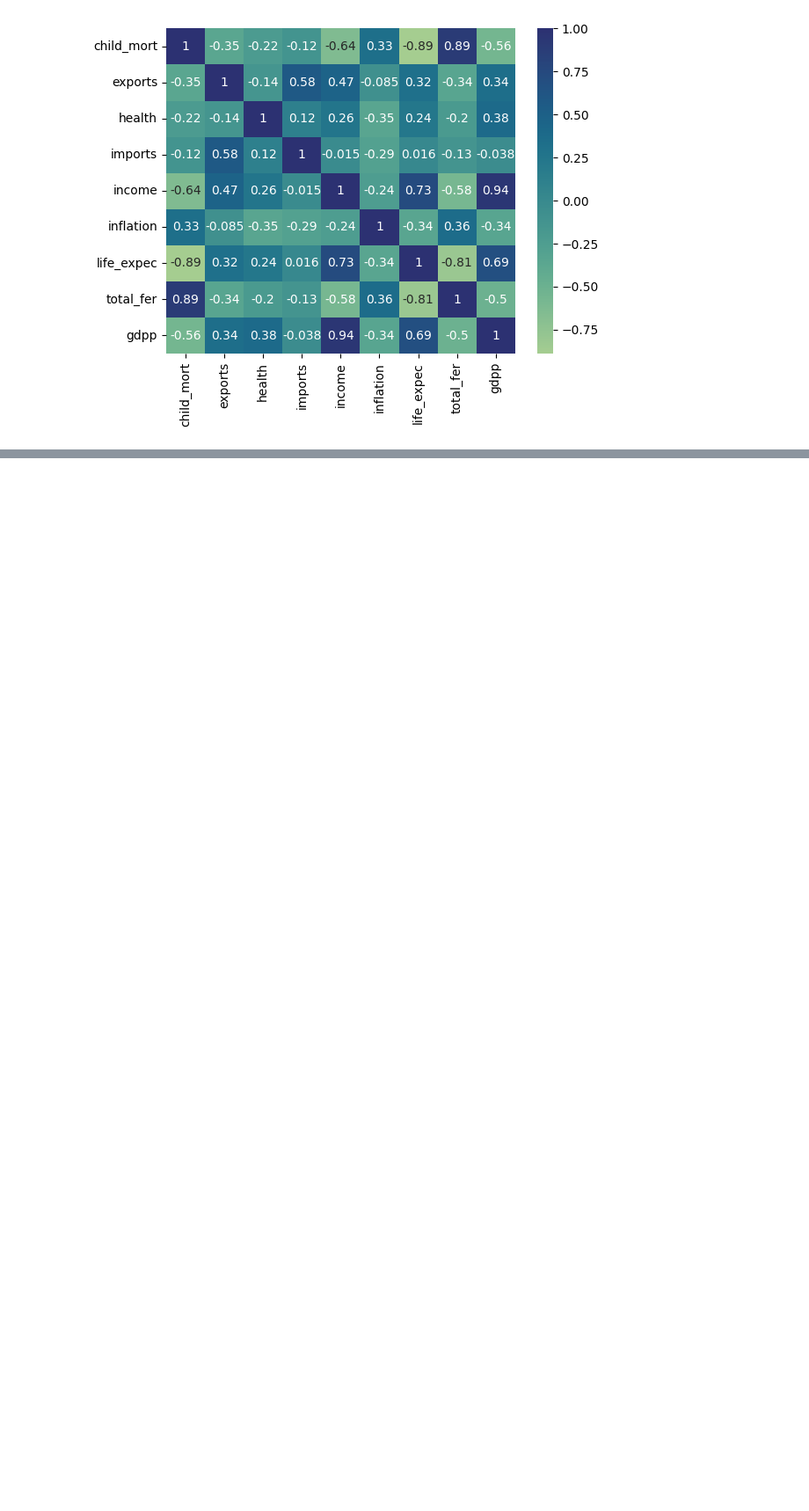
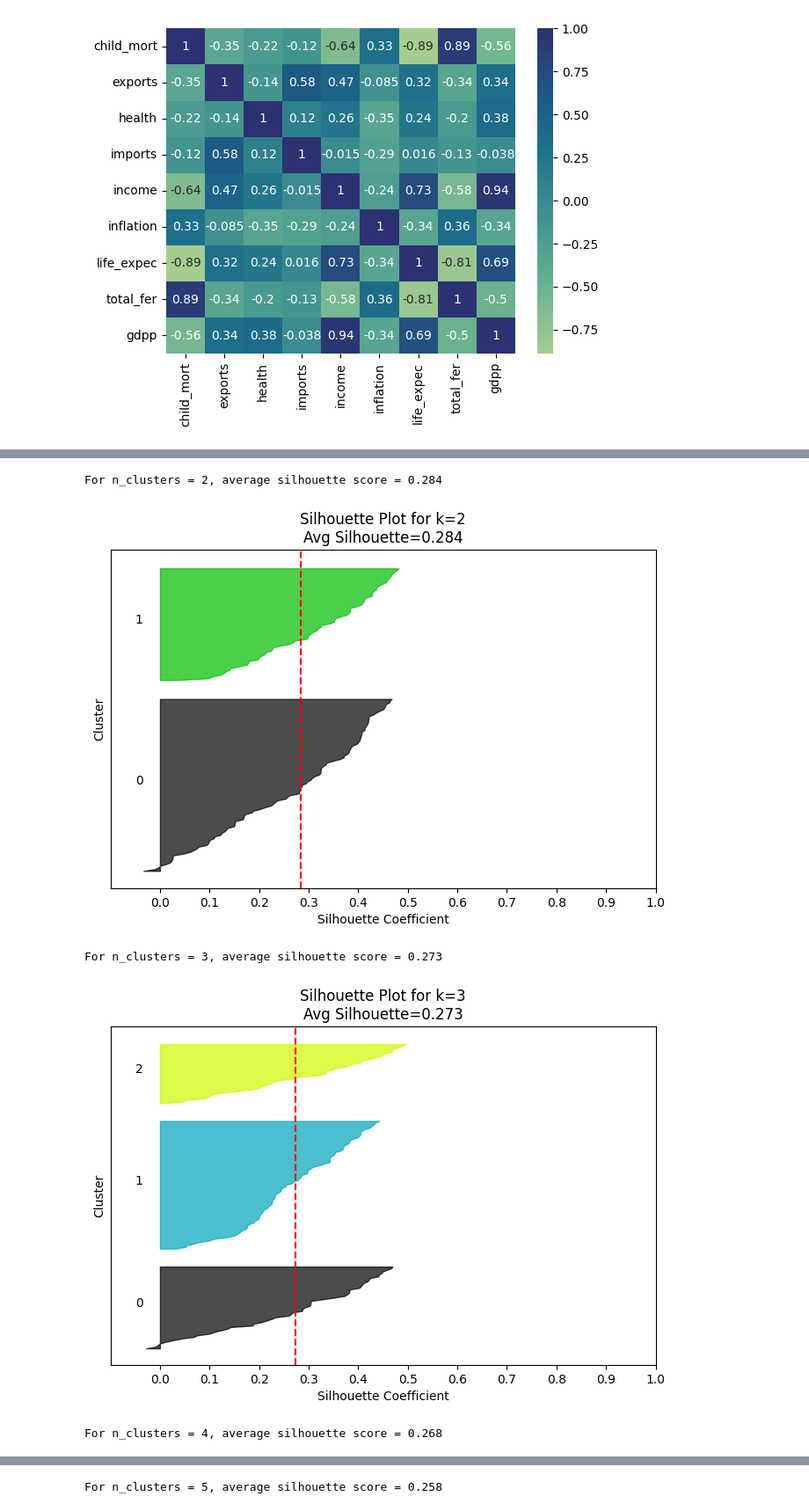
Before and after one commit to bytesbyt/ds_help_country, a Jupyter notebook: country.ipynb, the cells around one changed output, grey strips where cells are left out. Shown at 88% size. Drawn from its saved outputs; the diff is of its cells as text; code cells hidden in the pictures; blank space fills up the shorter version.

```diff
--- a/country.ipynb
+++ b/country.ipynb
@@ -154,0 +158,70 @@ plt.show()
+# %%
+# Visualise Silhoutte scores to to see how well balanced they are
+# Silhoutte score of closer to 1 is better
+
+range_n_clusters = [2, 3, 4, 5, 6]
+
+for n_clusters in range_n_clusters:
+    # Initialise the clusterer
+    clusterer = KMeans(n_clusters=n_clusters, random_state=42)
+    cluster_labels = clusterer.fit_predict(scaled_features)
+
+    # Average silhouette score
+    silhouette_avg = silhouette_score(scaled_features, cluster_labels)
+    print(f"For n_clusters = {n_clusters}, average silhouette score = {silhouette_avg:.3f}")
+
+    # Compute the silhouette scores for each sample
+    sample_silhouette_values = silhouette_samples(scaled_features, cluster_labels)
+
+    # Create a subplot for silhouette
+    fig, ax1 = plt.subplots(1, 1)
+    fig.set_size_inches(8, 5)
+
+    # The silhouette coefficient range
+    ax1.set_xlim([-0.1, 1])
+    ax1.set_ylim([0, len(scaled_features) + (n_clusters + 1) * 10])
+
+    y_lower = 10
+    for i in range(n_clusters):
+        # Aggregate silhouette scores for samples in cluster i
+        ith_cluster_silhouette_values = sample_silhouette_values[cluster_labels == i]
+        ith_cluster_silhouette_values.sort()
+
+        size_cluster_i = ith_cluster_silhouette_values.shape[0]
+        y_upper = y_lower + size_cluster_i
+
+        color = cm.nipy_spectral(float(i) / n_clusters)
+        ax1.fill_betweenx(
+            np.arange(y_lower, y_upper),
+            0,
+            ith_cluster_silhouette_values,
+            facecolor=color,
+            edgecolor=color,
+            alpha=0.7
+        )
+
+        # Label the silhouette plots with their cluster number at the middle
+        ax1.text(-0.05, y_lower + 0.5 * size_cluster_i, str(i))
+
+        # Compute new y_lower for next cluster
+        y_lower = y_upper + 10  # 10 for the 0 samples
+
+    # Visualise silhouette score for each K value
+    ax1.set_title(f"Silhouette Plot for k={n_clusters}\nAvg Silhouette={silhouette_avg:.3f}")
+    ax1.set_xlabel("Silhouette Coefficient")
+    ax1.set_ylabel("Cluster")
+
+    # The vertical line for average silhouette score of all values
+    ax1.axvline(x=silhouette_avg, color="red", linestyle="--")
+
+    # Clear the y-axis labels
+    ax1.set_yticks([])
+    ax1.set_xticks([i/10 for i in range(0, 11)])
+
+    plt.show()
+# %% [output]
+For n_clusters = 2, average silhouette score = 0.284
+[figure, added]
+For n_clusters = 3, average silhouette score = 0.273
+[figure, added]
+For n_clusters = 4, average silhouette score = 0.268
@@ -154,0 +229 @@ plt.show()
+For n_clusters = 5, average silhouette score = 0.258
```
Also changed, not shown: parts of 27 cells of this notebook.
